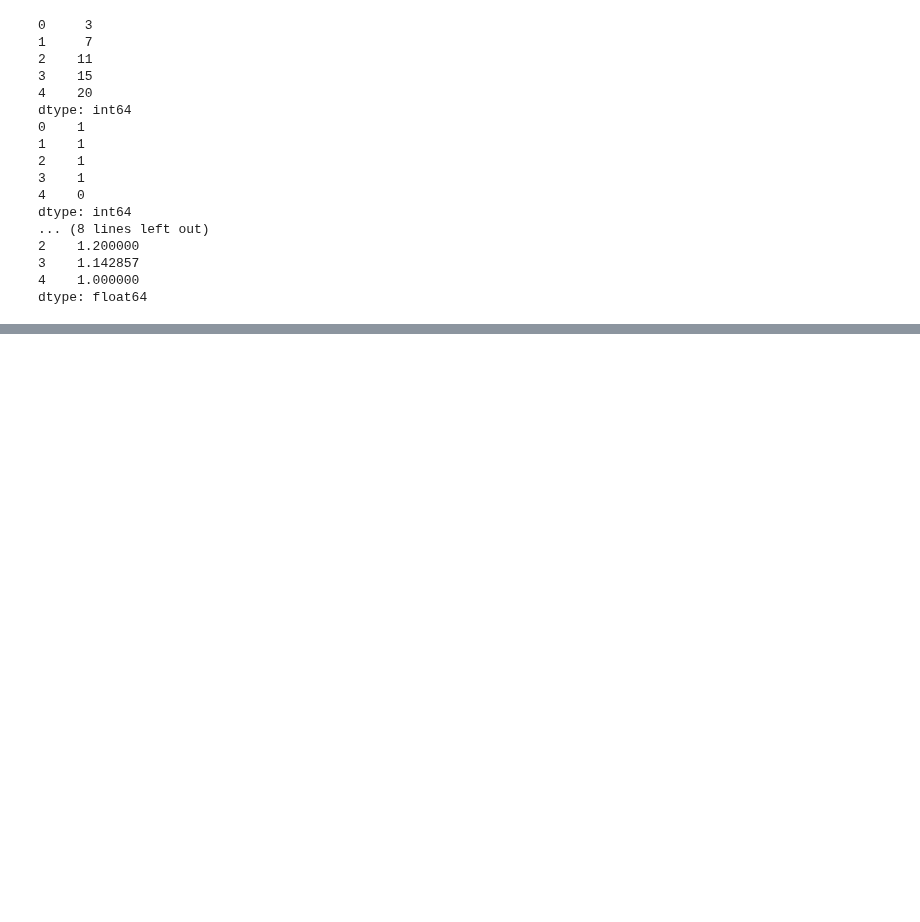
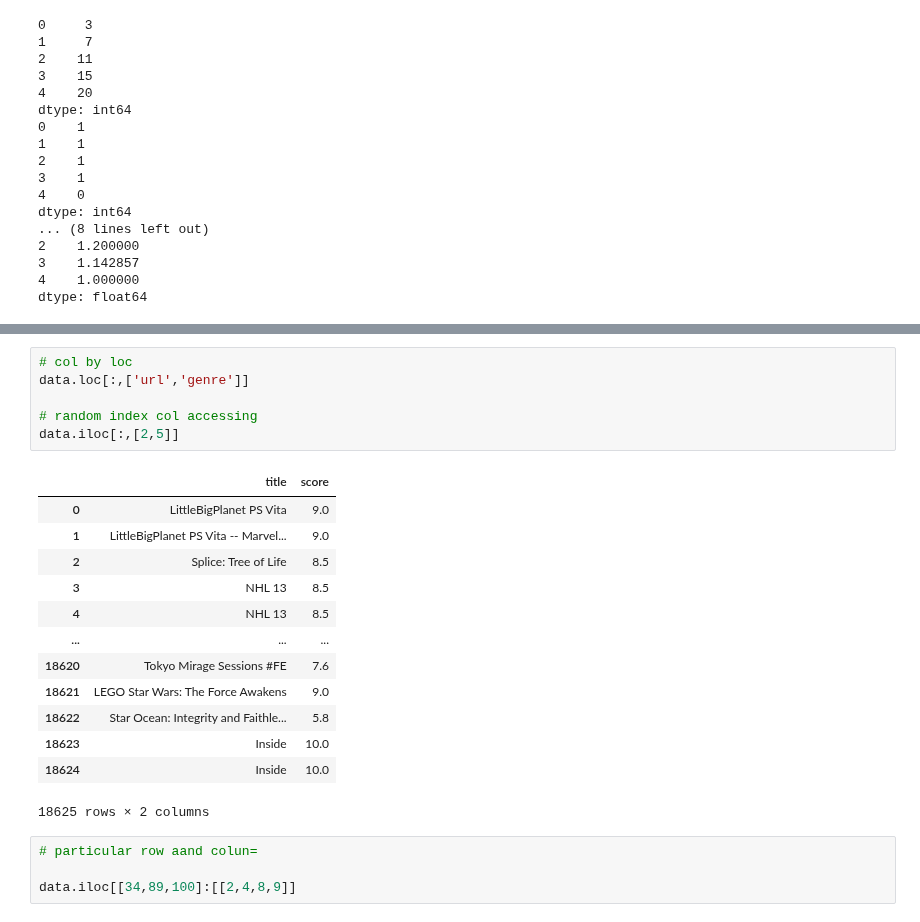
Before and after one commit to AkashKumarSingh11032001/IBM-Artificial-Intelligence-and-Machine-Learning-By-IBM-Watson, a Jupyter notebook: Lec 4.ipynb, the cells around one changed output, grey strips where cells are left out. Drawn from its saved outputs; the diff is of its cells as text; blank space fills up the shorter version.

```diff
--- a/Lec 4.ipynb
+++ b/Lec 4.ipynb
@@ -566,0 +567,24 @@ data.iloc[1:10,1:5]
+# %%
+# col by loc
+data.loc[:,['url','genre']]
+
+# random index col accessing
+data.iloc[:,[2,5]]
+# %% [output]
+|  | title | score |
+| 0 | LittleBigPlanet PS Vita | 9.0 |
+| 1 | LittleBigPlanet PS Vita -- Marvel... | 9.0 |
+| 2 | Splice: Tree of Life | 8.5 |
+| 3 | NHL 13 | 8.5 |
+| 4 | NHL 13 | 8.5 |
+| ... | ... | ... |
+| 18620 | Tokyo Mirage Sessions #FE | 7.6 |
+| 18621 | LEGO Star Wars: The Force Awakens | 9.0 |
+| 18622 | Star Ocean: Integrity and Faithle... | 5.8 |
+| 18623 | Inside | 10.0 |
+| 18624 | Inside | 10.0 |
+18625 rows × 2 columns
+# %%
+# particular row aand colun=
+
+data.iloc[[34,89,100]:[[2,4,8,9]]
```
Also changed, not shown: parts of 28 cells of this notebook.
